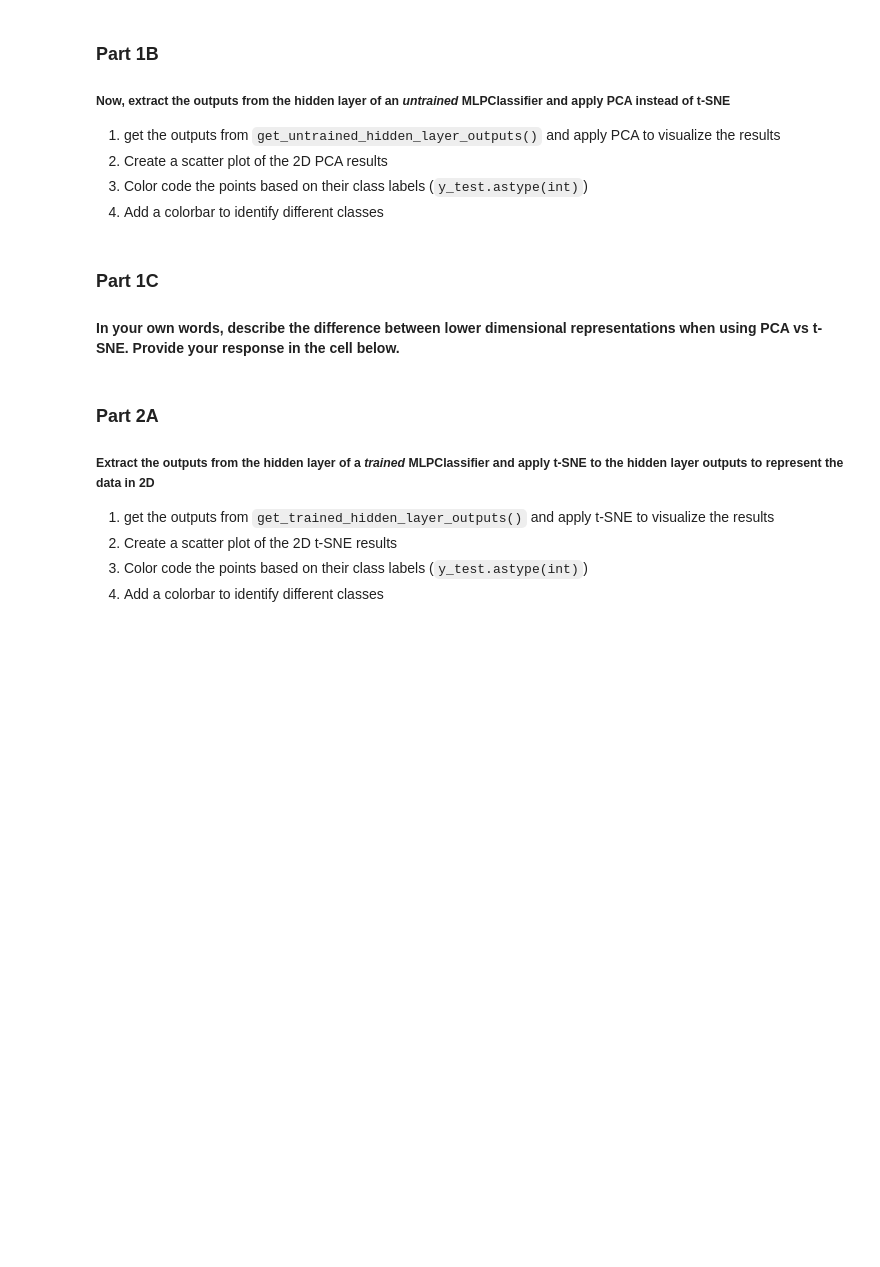
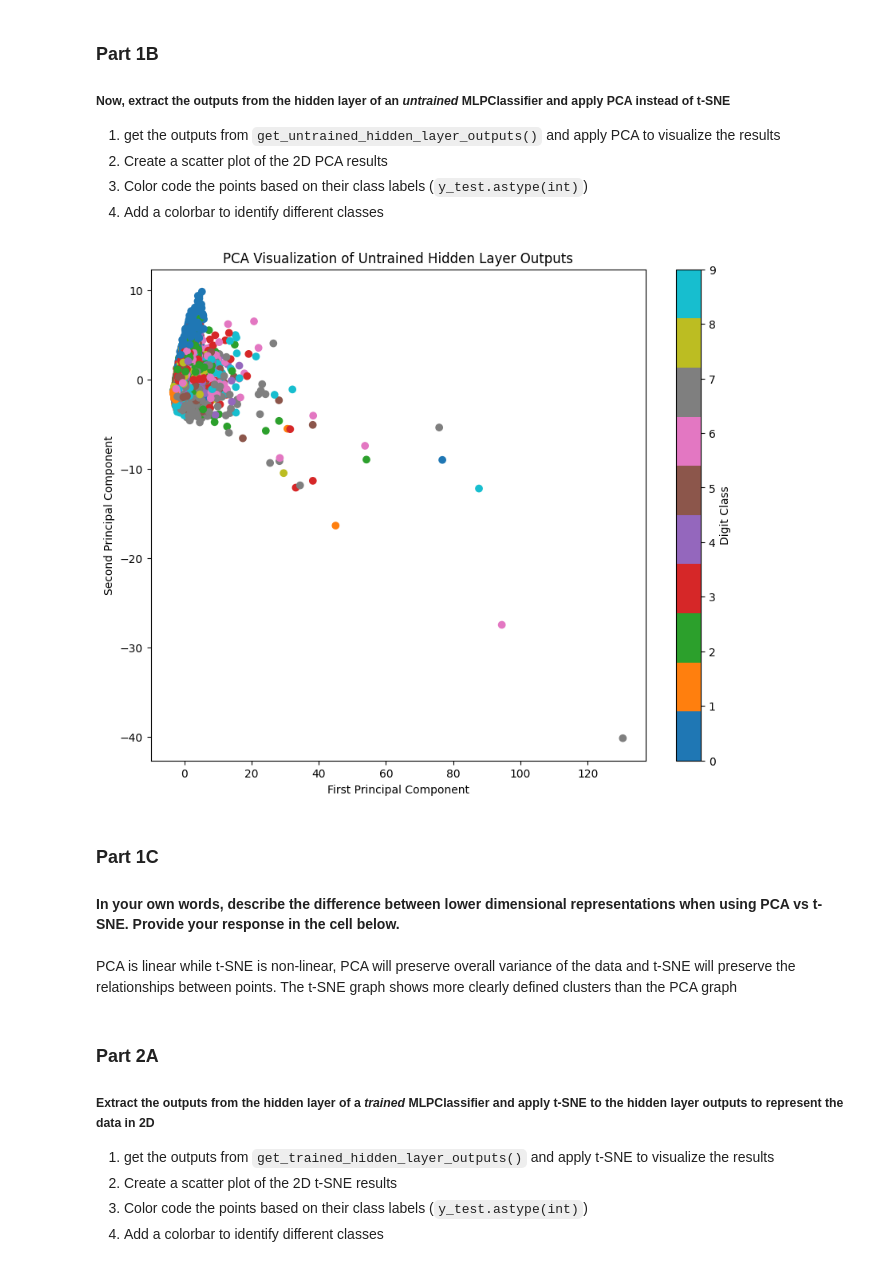
Before and after one commit to Heather-bu/bme3053c, a Jupyter notebook: unsupervised_homework.ipynb, the cells around one changed output. Saved outputs shown, nothing was run; the diff lists cells and outputs as text; code cells hidden in the pictures; blank space fills up the shorter version.

```diff
--- a/unsupervised_homework.ipynb
+++ b/unsupervised_homework.ipynb
@@ -137,6 +153,26 @@ def get_trained_hidden_layer_outputs():
+# %%
+#Provide your code below
+# Apply PCA
+pca = PCA(n_components=2)
+untrained_pca = pca.fit_transform(untrained_outputs)
+
+# Create scatter plot
+plt.figure(figsize=(10, 8))
+scatter = plt.scatter(untrained_pca[:, 0], untrained_pca[:, 1],
+                     c=y_test.astype(int), cmap='tab10')
+plt.colorbar(scatter, label='Digit Class')
+plt.title('PCA Visualization of Untrained Hidden Layer Outputs')
+plt.xlabel('First Principal Component')
+plt.ylabel('Second Principal Component')
+plt.show()
+# %% [output]
+[figure, added]
 # %% [markdown]
 ### **Part 1C**
 #### In your own words, describe the difference between lower dimensional representations when using PCA vs t-SNE. Provide your response in the cell below.
+# %% [markdown]
+
+PCA is linear while t-SNE is non-linear, PCA will preserve overall variance of the data and t-SNE will preserve the relationships between points. The t-SNE graph shows more clearly defined clusters than the PCA graph
 # %% [markdown]
 ### **Part 2A**
 ##### Extract the outputs from the hidden layer of a *trained* MLPClassifier and apply t-SNE to the hidden layer outputs to represent the data in 2D
```
Also changed, not shown: parts of 9 cells of this notebook.
